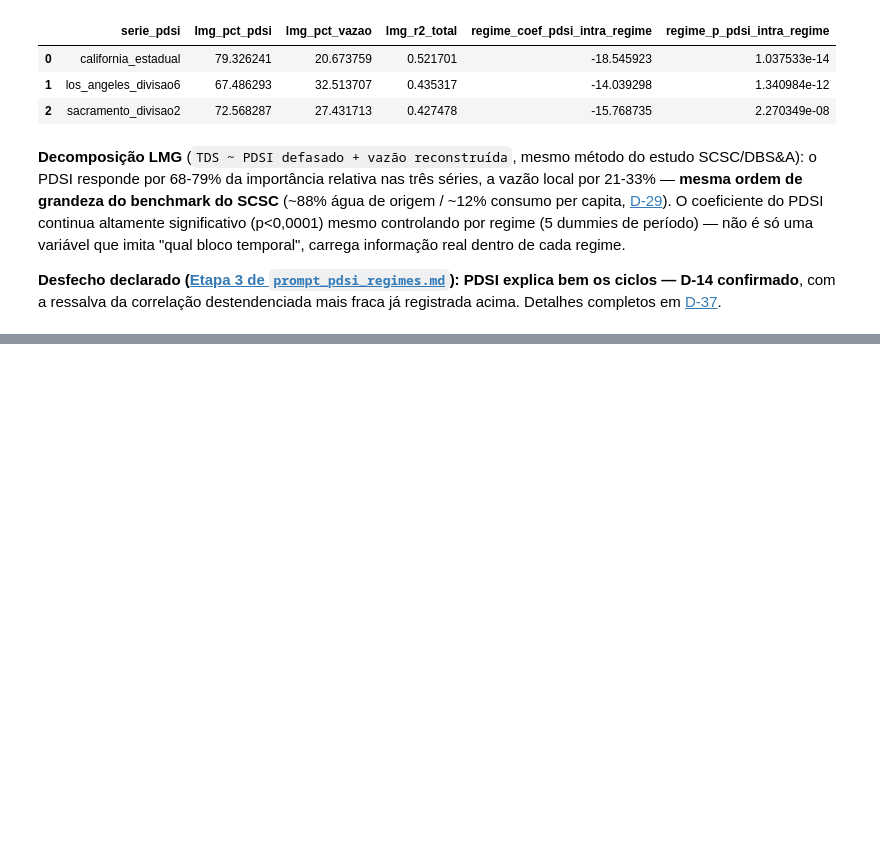
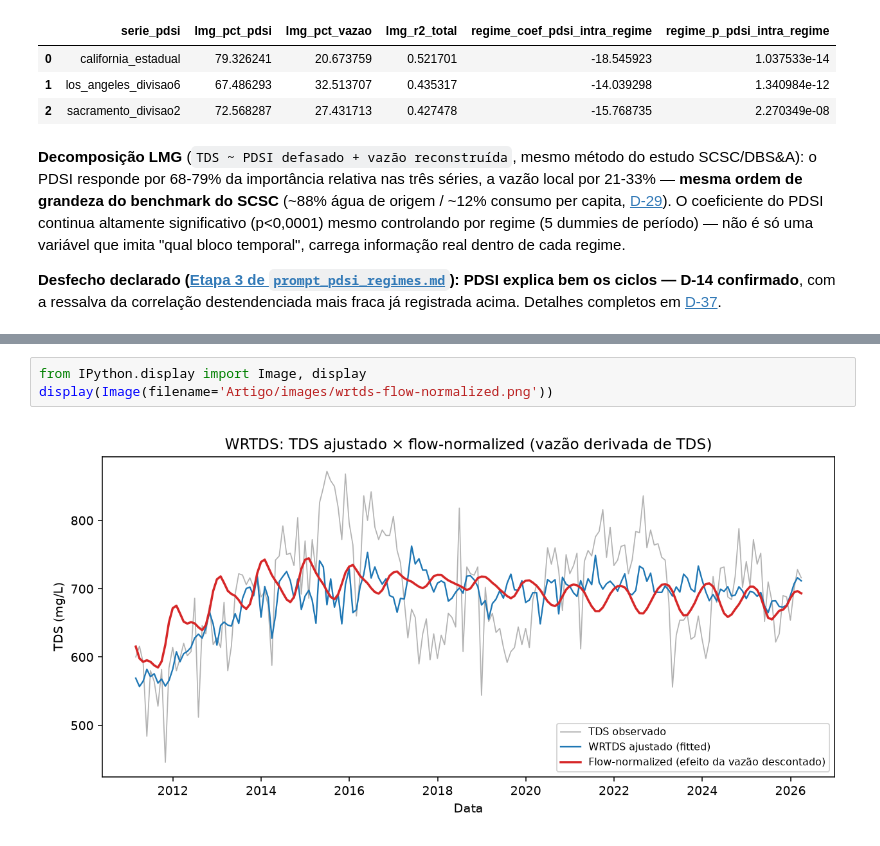
Before and after one commit to igorfnogueira/projeto-aplicado, a Jupyter notebook: notebook.ipynb, the cells around one changed output, grey strips where cells are left out. Drawn from its saved outputs; the diff is of its cells as text; blank space fills up the shorter version.

```diff
--- a/notebook.ipynb
+++ b/notebook.ipynb
@@ -695,0 +711,5 @@ pdsi_res[['serie_pdsi', 'lmg_pct_pdsi', 'lmg_pct_vazao', 'lmg_r2_total',
+# %%
+from IPython.display import Image, display
+display(Image(filename='Artigo/images/wrtds-flow-normalized.png'))
+# %% [output]
+[figure, added]
```
Also changed, not shown: parts of 15 cells of this notebook, 24 other files.
